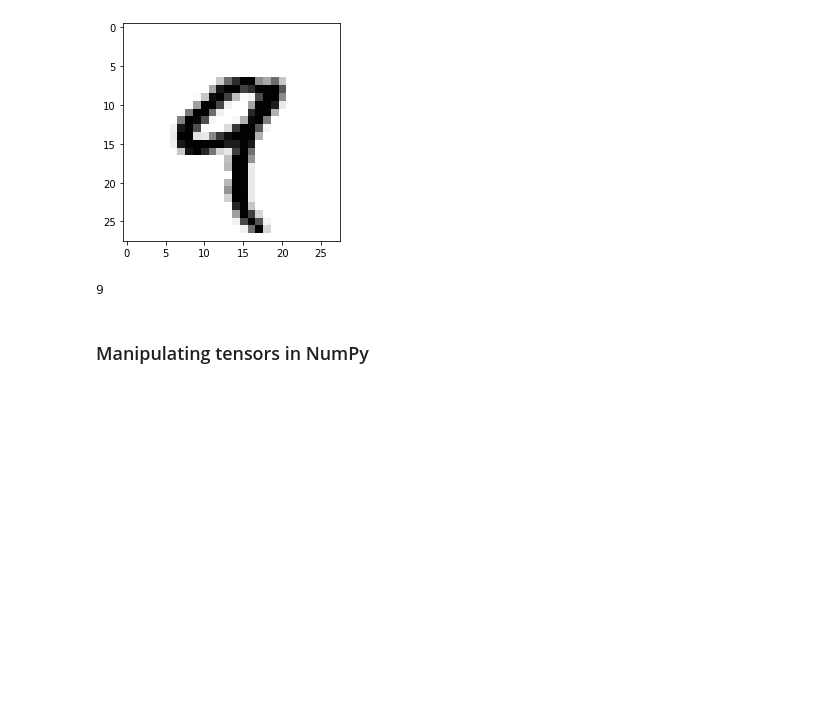
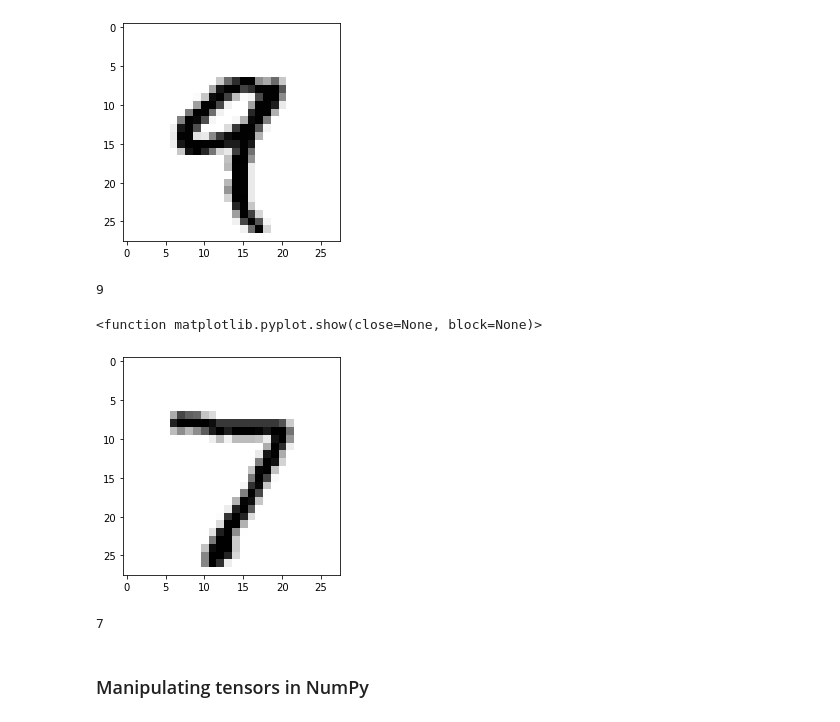
Before and after one commit to Lee-geonwu/class_ai4dl, a Jupyter notebook: week2/chapter02_mathematical-building-blocks.ipynb, the cells around one changed output. Drawn from its saved outputs; the diff is of its cells as text; code cells hidden in the pictures; blank space fills up the shorter version.

```diff
--- a/week2/chapter02_mathematical-building-blocks.ipynb
+++ b/week2/chapter02_mathematical-building-blocks.ipynb
@@ -216,6 +216,18 @@ plt.show()
 train_labels[4]
 # %% [output]
 9
+# %%
+import matplotlib.pyplot as plt
+digit = test_images[0]
+plt.imshow(digit, cmap=plt.cm.binary)
+plt.show
+# %% [output]
+<function matplotlib.pyplot.show(close=None, block=None)>
+[figure, added]
+# %%
+test_labels[0]
+# %% [output]
+7
 # %% [markdown]
 ### Manipulating tensors in NumPy
 # %%
```
Also changed, not shown: parts of 4 cells of this notebook.
